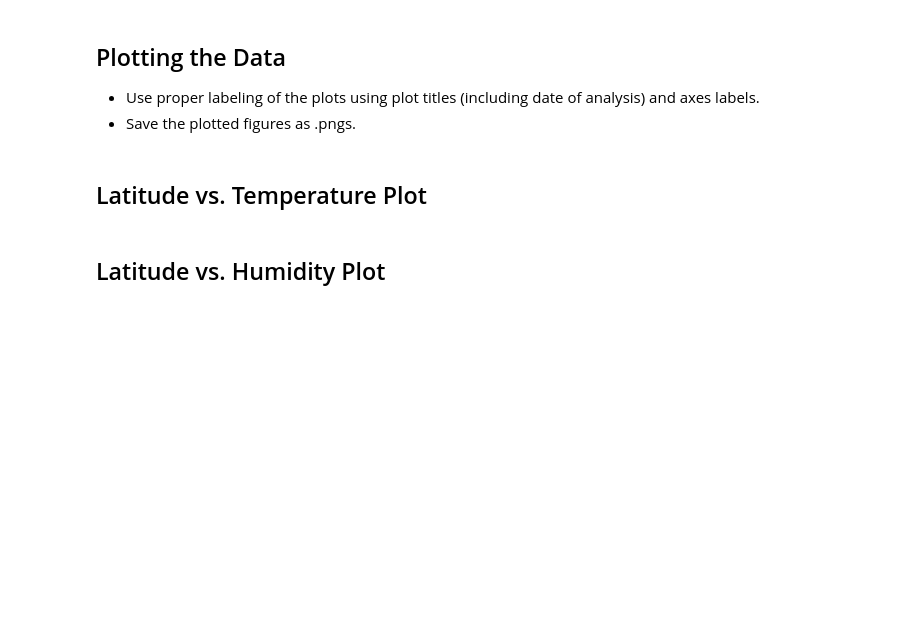
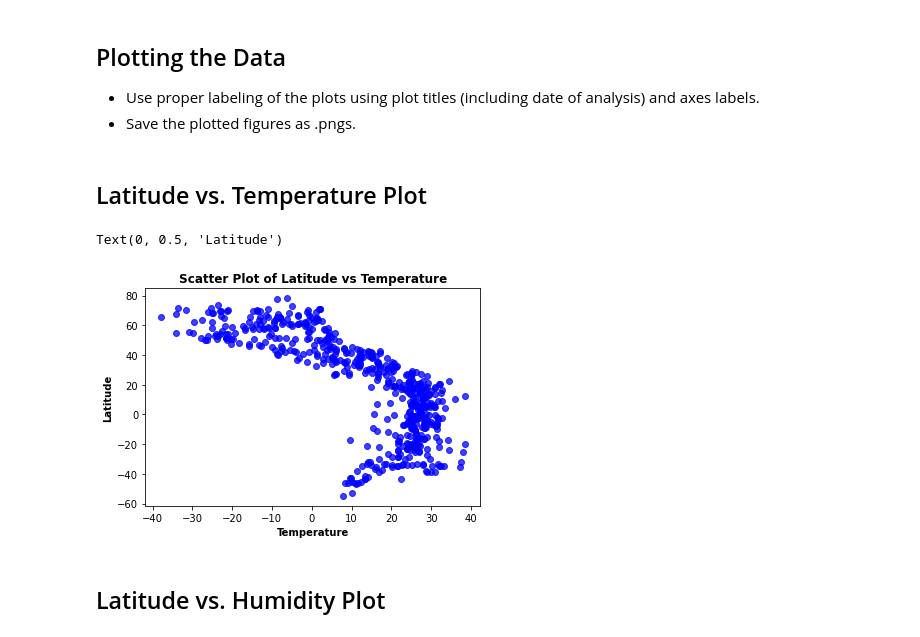
Before and after one commit to johnsilb/Evaluation-of-global-weather-using-API-to-download-simultaneous-weather-data, a Jupyter notebook: WeatherPy.ipynb, the cells around one changed output. Saved outputs shown, nothing was run; the diff lists cells and outputs as text; code cells hidden in the pictures; blank space fills up the shorter version.

```diff
--- a/WeatherPy.ipynb
+++ b/WeatherPy.ipynb
@@ -137,4 +123,4 @@ city_data
 # %%
-city_weather_df=pd.DataFrame([city_weather_data])
+city_weather_df=pd.DataFrame(city_weather_data)
 city_weather_df.head()
 # %% [output]
@@ -154,2 +150,4 @@ Skip this step if there are no cities that have humidity > 100%.
 # %%
 #  Get the indices of cities that have humidity over 100%.
+final_city_weather_df = city_weather_df.loc[(city_weather_df["Humidity"]<100)]
+final_city_weather_df
@@ -162,5 +171,19 @@ Skip this step if there are no cities that have humidity > 100%.
 * Save the plotted figures as .pngs.
 # %% [markdown]
 ## Latitude vs. Temperature Plot
+# %%
+plt.scatter(final_city_weather_df["Max Temp"], final_city_weather_df["Lat"], marker="o", facecolors="blue", edgecolors="blue",
+            alpha=0.75)
+#plt.xlim(10,600)
+plt.title('Scatter Plot of Latitude vs Temperature', weight='bold', color="black")
+plt.xlabel('Temperature', weight='bold', color="black")
+
+plt.ylabel("Latitude", weight='bold', color="black")
+#plt.tick_params(axis='x', colors="#1DB954", labelsize=12)
+#plt.tick_params(axis='y', colors="#1DB954", labelsize=6)
+#plt.savefig('temp.png', transparent=True, dpi=500)
+# %% [output]
+Text(0, 0.5, 'Latitude')
+[figure, added]
 # %% [markdown]
 ## Latitude vs. Humidity Plot
```
Also changed, not shown: parts of 21 cells of this notebook.
